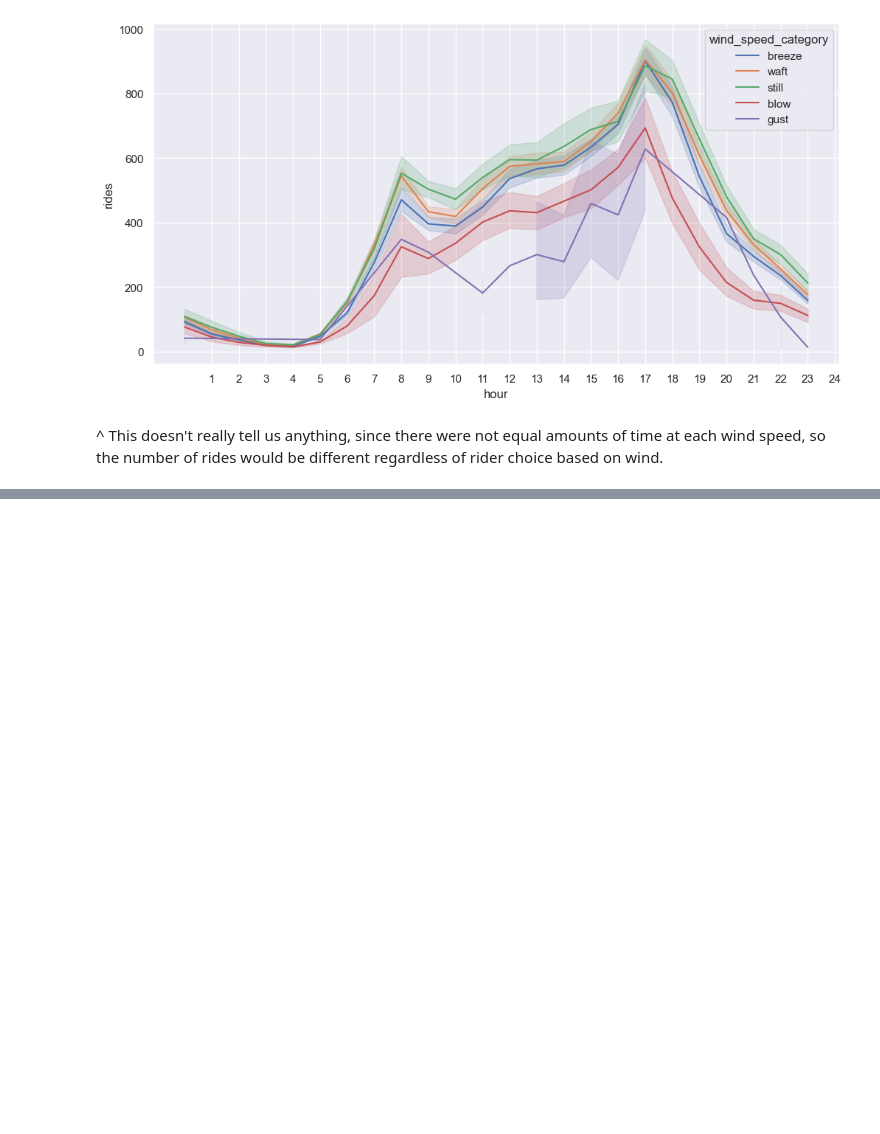
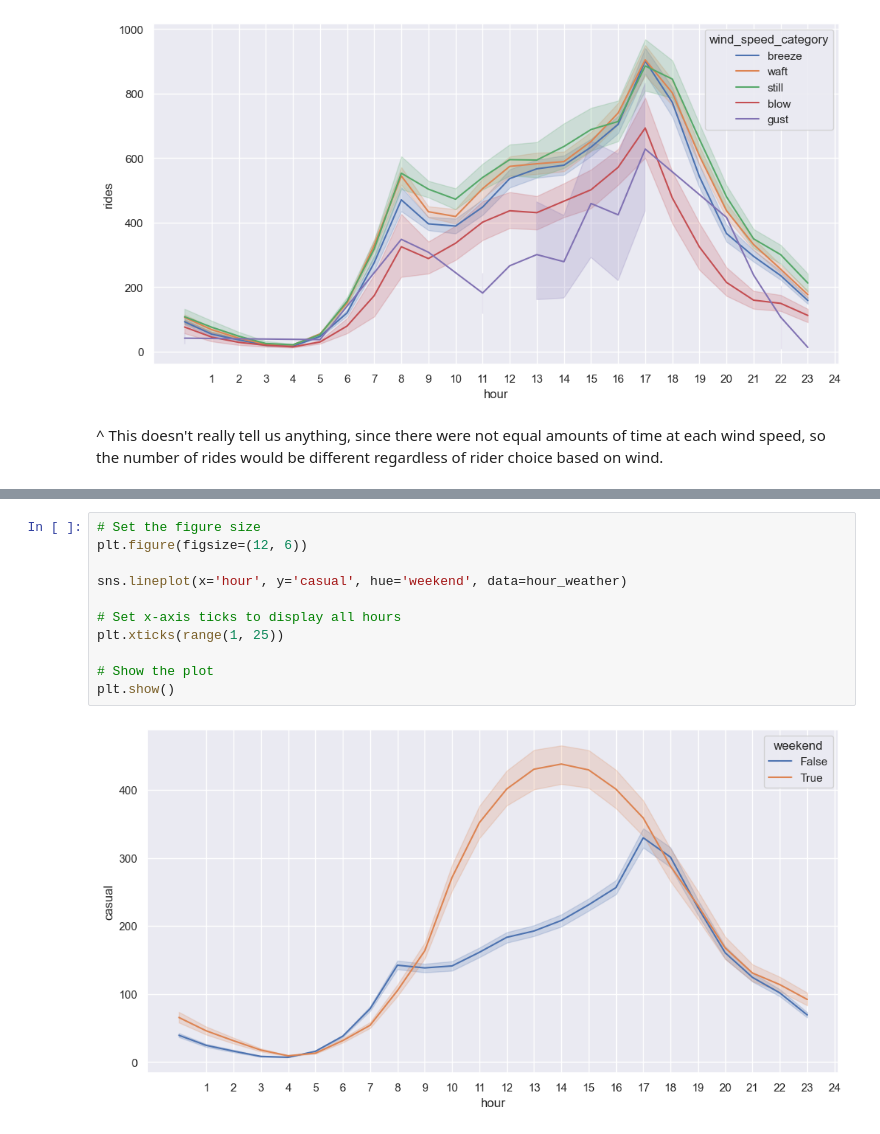
Before and after one commit to Paul-Sabin/Capital-Bikeshare, a Jupyter notebook: Bikeshare EDA.ipynb, the cells around one changed output, grey strips where cells are left out. Cells and saved outputs as stored; diff of their text form; blank space fills up the shorter version.

```diff
--- a/Bikeshare EDA.ipynb
+++ b/Bikeshare EDA.ipynb
@@ -727,0 +755,13 @@ plt.show()
+# %%
+# Set the figure size
+plt.figure(figsize=(12, 6))
+
+sns.lineplot(x='hour', y='casual', hue='weekend', data=hour_weather)
+
+# Set x-axis ticks to display all hours
+plt.xticks(range(1, 25))
+
+# Show the plot
+plt.show()
+# %% [output]
+[figure, added]
```
Also changed, not shown: parts of 8 cells of this notebook.
